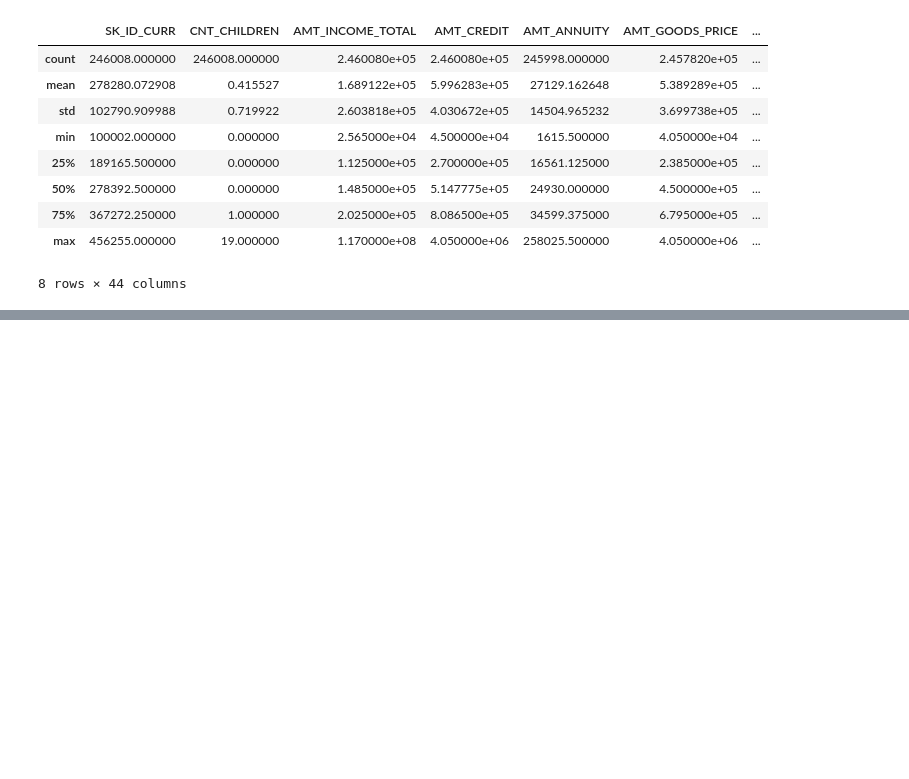
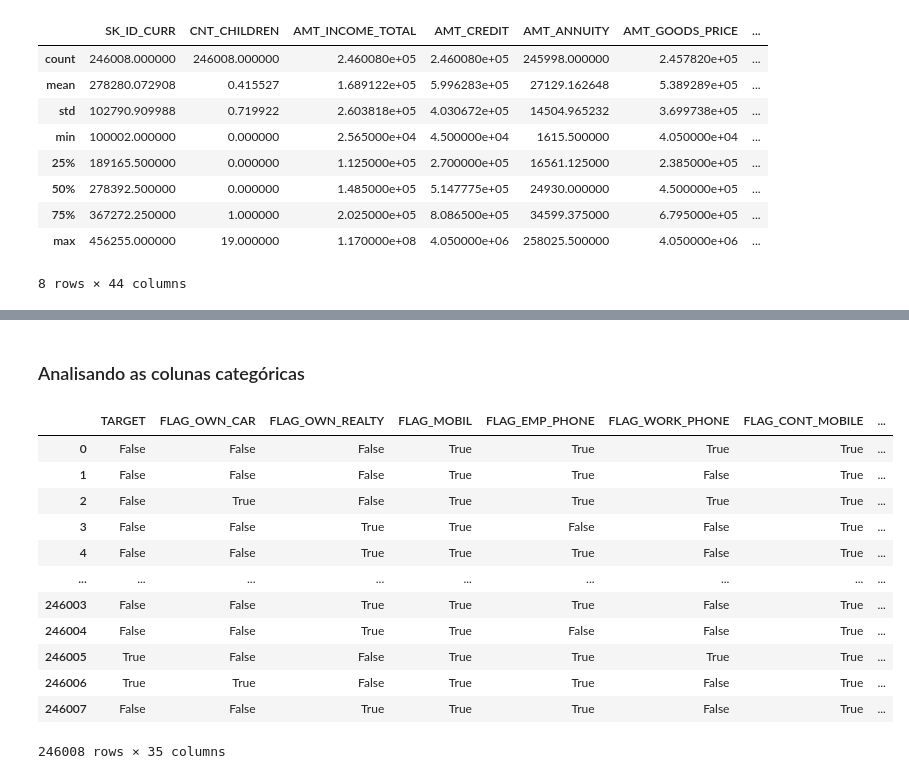
Before and after one commit to juliolimoli/projeto_dados, a Jupyter notebook: parte_DS.ipynb, the cells around one changed output, grey strips where cells are left out. Saved outputs shown, nothing was run; the diff lists cells and outputs as text; code cells hidden in the pictures; blank space fills up the shorter version.

```diff
--- a/parte_DS.ipynb
+++ b/parte_DS.ipynb
@@ -51,0 +97,18 @@ df.describe()
+# %% [markdown]
+### Analisando as colunas categóricas
+# %%
+df.select_dtypes(include='bool')
+# %% [output]
+|  | TARGET | FLAG_OWN_CAR | FLAG_OWN_REALTY | FLAG_MOBIL | FLAG_EMP_PHONE | FLAG_WORK_PHONE | FLAG_CONT_MOBILE | ... |
+| 0 | False | False | False | True | True | True | True | ... |
+| 1 | False | False | False | True | True | False | True | ... |
+| 2 | False | True | False | True | True | True | True | ... |
+| 3 | False | False | True | True | False | False | True | ... |
+| 4 | False | False | True | True | True | False | True | ... |
+| ... | ... | ... | ... | ... | ... | ... | ... | ... |
+| 246003 | False | False | True | True | True | False | True | ... |
+| 246004 | False | False | True | True | False | False | True | ... |
+| 246005 | True | False | False | True | True | True | True | ... |
+| 246006 | True | True | False | True | True | False | True | ... |
+| 246007 | False | False | True | True | True | False | True | ... |
+246008 rows × 35 columns
```
Also changed, not shown: parts of 11 cells of this notebook.
